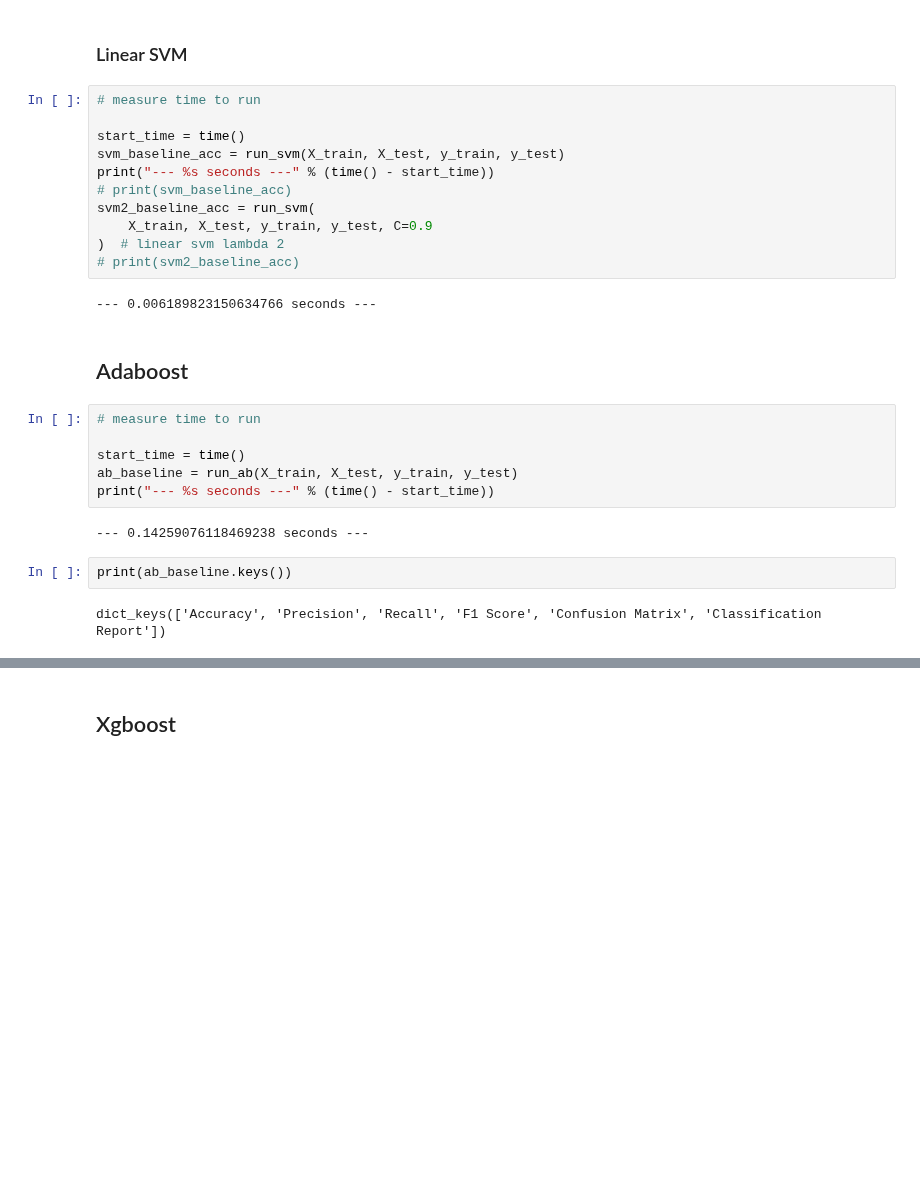
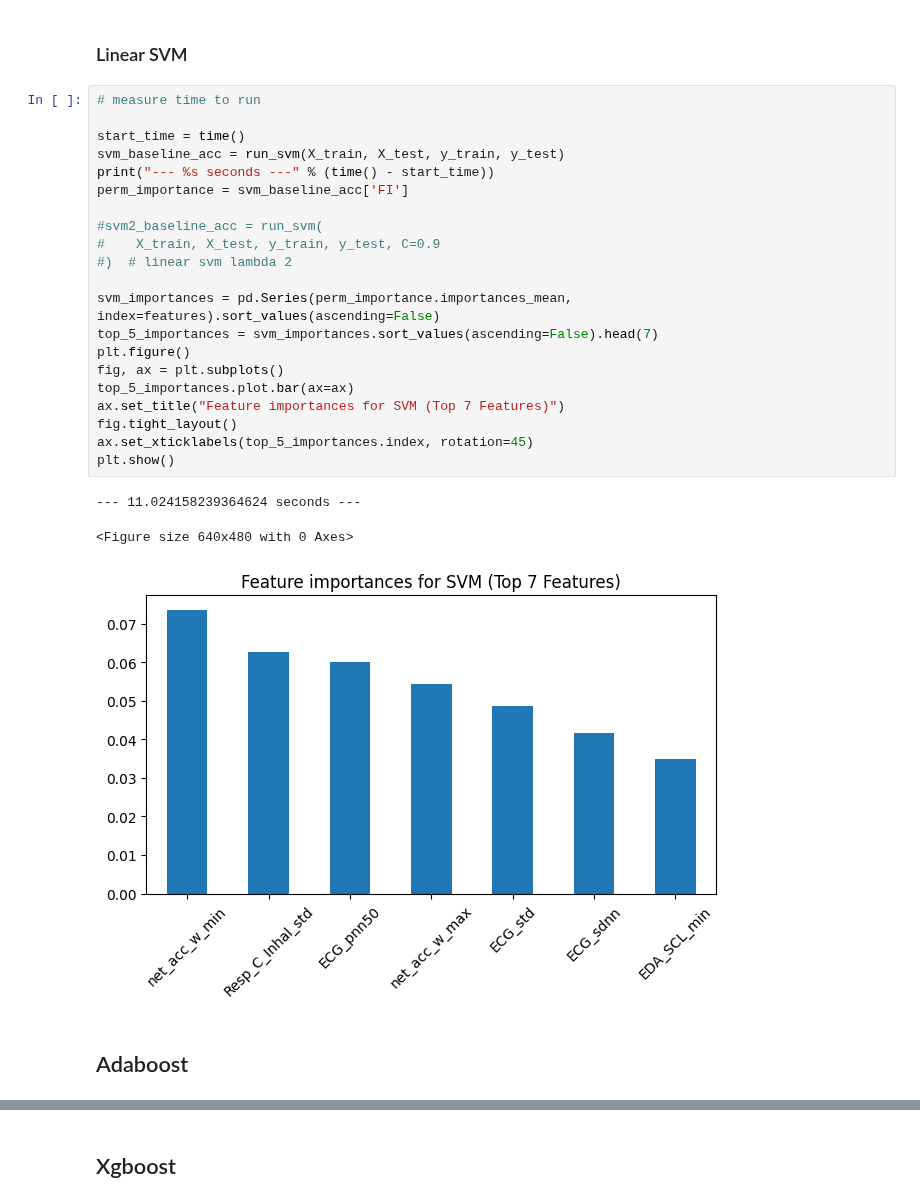
Before and after one commit to AbdulAlkurdi/anxietyFB, a Jupyter notebook: Study2.ipynb, the cells around one changed output, grey strips where cells are left out. Drawn from its saved outputs; the diff is of its cells as text; blank space fills up the shorter version.

```diff
--- a/Study2.ipynb
+++ b/Study2.ipynb
@@ -300,27 +334,27 @@ fig.tight_layout()
 # %%
 # measure time to run
 
 start_time = time()
 svm_baseline_acc = run_svm(X_train, X_test, y_train, y_test)
 print("--- %s seconds ---" % (time() - start_time))
-# print(svm_baseline_acc)
-svm2_baseline_acc = run_svm(
-    X_train, X_test, y_train, y_test, C=0.9
-)  # linear svm lambda 2
-# print(svm2_baseline_acc)
+perm_importance = svm_baseline_acc['FI']
+
+#svm2_baseline_acc = run_svm(
+#    X_train, X_test, y_train, y_test, C=0.9
+#)  # linear svm lambda 2
+
+svm_importances = pd.Series(perm_importance.importances_mean, index=features).sort_values(ascending=False)
+top_5_importances = svm_importances.sort_values(ascending=False).head(7)
+plt.figure()
+fig, ax = plt.subplots()
+top_5_importances.plot.bar(ax=ax)
+ax.set_title("Feature importances for SVM (Top 7 Features)")
+fig.tight_layout()
+ax.set_xticklabels(top_5_importances.index, rotation=45)
+plt.show()
 # %% [output]
---- 0.006189823150634766 seconds ---
+--- 11.024158239364624 seconds ---
+<Figure size 640x480 with 0 Axes>
+[figure, added]
 # %% [markdown]
 ## Adaboost
-# %%
-# measure time to run
-
-start_time = time()
-ab_baseline = run_ab(X_train, X_test, y_train, y_test)
-print("--- %s seconds ---" % (time() - start_time))
-# %% [output]
---- 0.14259076118469238 seconds ---
-# %%
-print(ab_baseline.keys())
-# %% [output]
-dict_keys(['Accuracy', 'Precision', 'Recall', 'F1 Score', 'Confusion Matrix', 'Classification Report'])
```
Also changed, not shown: parts of 40 cells of this notebook, 7 other files.
